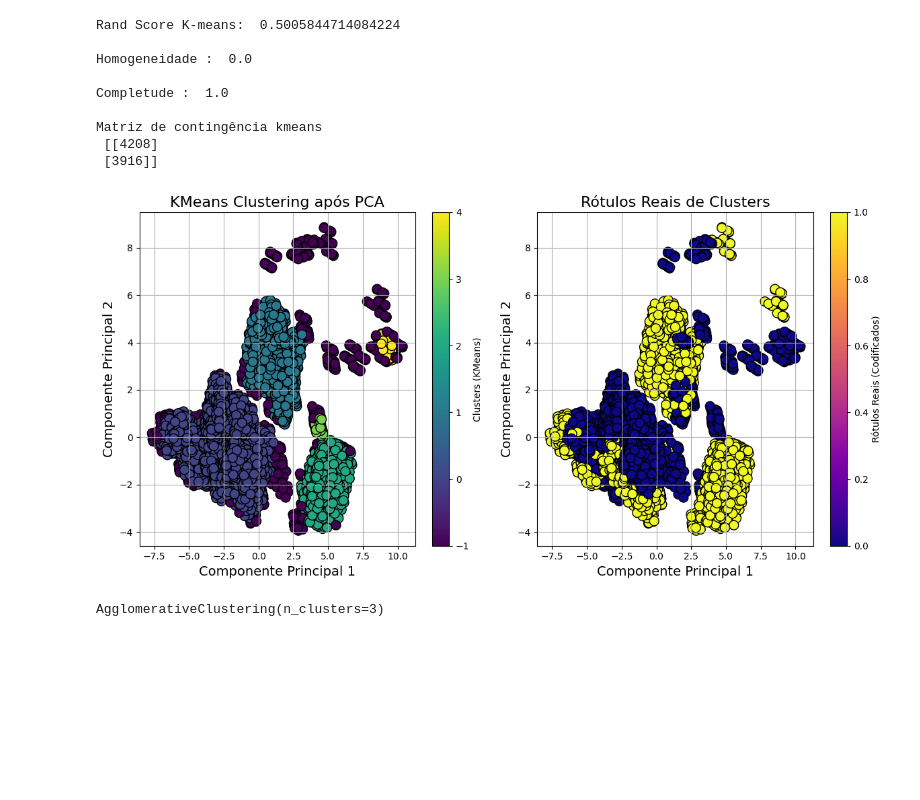
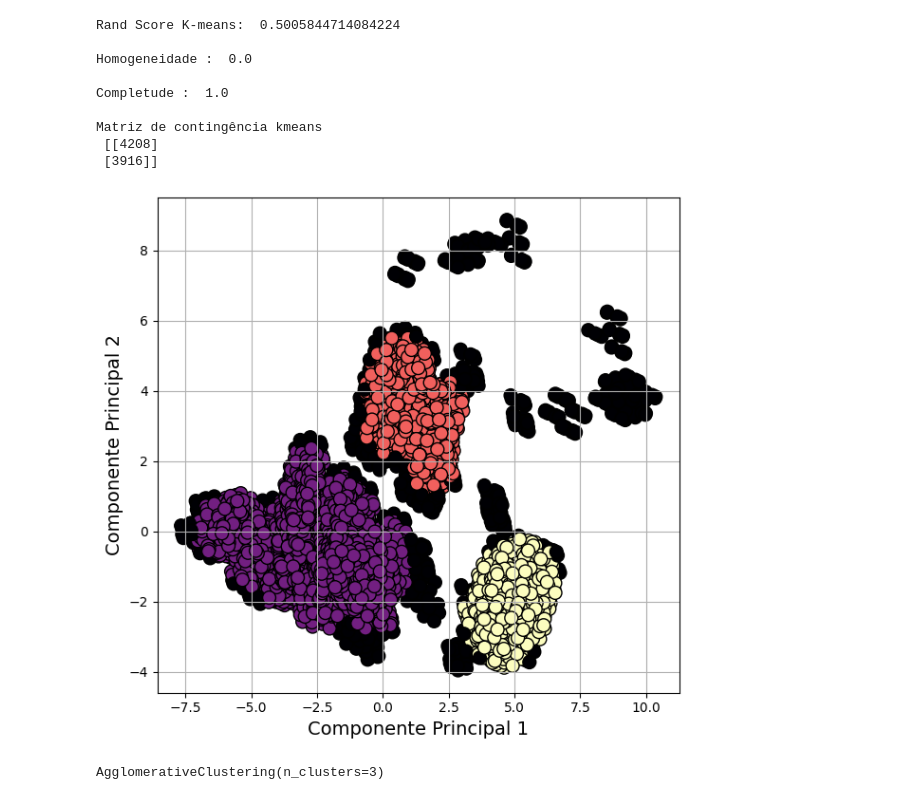
Before and after one commit to ronaldo-dck/AM-class, a Jupyter notebook: cluster/clustering.ipynb, the cells around one changed output. Drawn from its saved outputs; the diff is of its cells as text; code cells hidden in the pictures; blank space fills up the shorter version.

```diff
--- a/cluster/clustering.ipynb
+++ b/cluster/clustering.ipynb
@@ -152,5 +163,8 @@ plt.show()
 # %%
-db = DBSCAN(eps=0.3, min_samples=15)
+db = DBSCAN(eps=4, min_samples=300)
 db.fit(X)
 
 db_labels = db.labels_
+db_labels = pd.DataFrame(db_labels)
+
+print(db_labels.unique())
@@ -183,39 +199,41 @@ Matriz de contingência kmeans
 # %%
 
 # Passo 2: Aplicar PCA
 pca = PCA(n_components=2)
 df_pca = pca.fit_transform(X)
 
 # Passo 3: Aplicar KMeans
-db = DBSCAN(eps=0.3, min_samples=15)
+db = DBSCAN(eps=0.4, min_samples=50)
 clusters = db.fit_predict(df_pca)
+
+
 
 
 # Passo 5: Visualizar os resultados
 plt.figure(figsize=(12, 6))
 
 # Plotar KMeans
 plt.subplot(1, 2, 1)
-plt.scatter(df_pca[:, 0], df_pca[:, 1], c=clusters, cmap='viridis', marker='o', edgecolor='k', s=100)
-plt.title('KMeans Clustering após PCA', fontsize=16)
+plt.scatter(df_pca[:, 0], df_pca[:, 1], c=clusters, cmap='magma', marker='o', edgecolor='k', s=100)
+# plt.title('DBSCAM Clustering após PCA', fontsize=16)
 plt.xlabel('Componente Principal 1', fontsize=14)
 plt.ylabel('Componente Principal 2', fontsize=14)
-plt.colorbar(label='Clusters (KMeans)')
+# plt.colorbar(label='Clusters (KMeans)')
 plt.grid()
 
-# Plotar rótulos reais
-plt.subplot(1, 2, 2)
-plt.scatter(df_pca[:, 0], df_pca[:, 1], c=y, cmap='plasma', marker='o', edgecolor='k', s=100)
-plt.title('Rótulos Reais de Clusters', fontsize=16)
-plt.xlabel('Componente Principal 1', fontsize=14)
-plt.ylabel('Componente Principal 2', fontsize=14)
-plt.colorbar(label='Rótulos Reais (Codificados)')
-plt.grid()
+# # Plotar rótulos reais
+# plt.subplot(1, 2, 2)
+# plt.scatter(df_pca[:, 0], df_pca[:, 1], c=y, cmap='plasma', marker='o', edgecolor='k', s=100)
+# plt.title('Rótulos Reais de Clusters', fontsize=16)
+# plt.xlabel('Componente Principal 1', fontsize=14)
+# plt.ylabel('Componente Principal 2', fontsize=14)
+# plt.colorbar(label='Rótulos Reais (Codificados)')
+# plt.grid()
 
 plt.tight_layout()
 plt.show()
 # %% [output]
-[figure, old version]
+[figure, new version]
 # %%
 Agnes = AgglomerativeClustering(n_clusters=3,linkage='ward')
 Agnes.fit(X)
```
Also changed, not shown: parts of 3 cells of this notebook, 5 other files.
